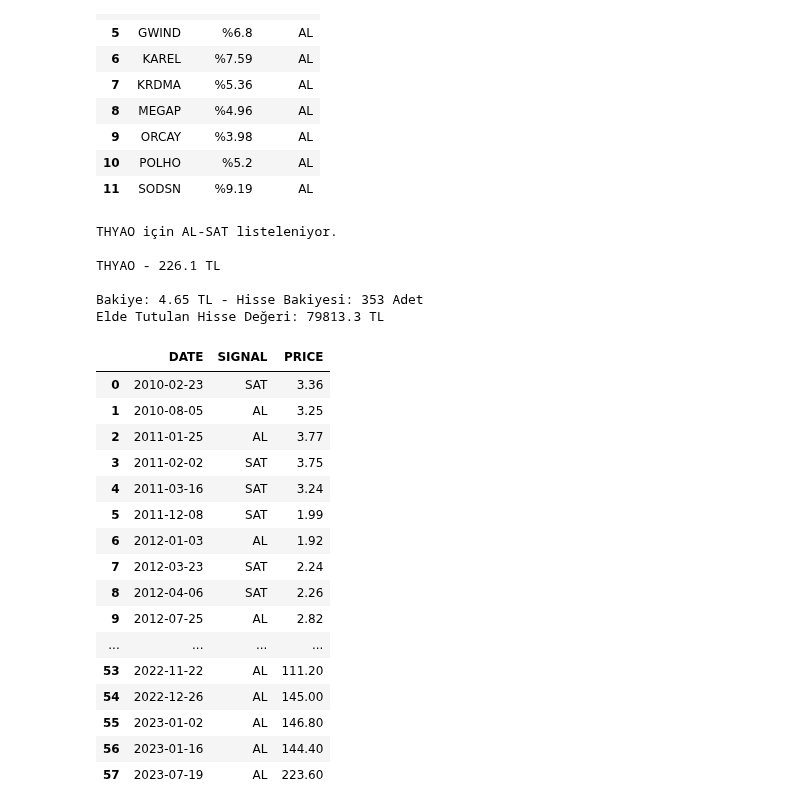
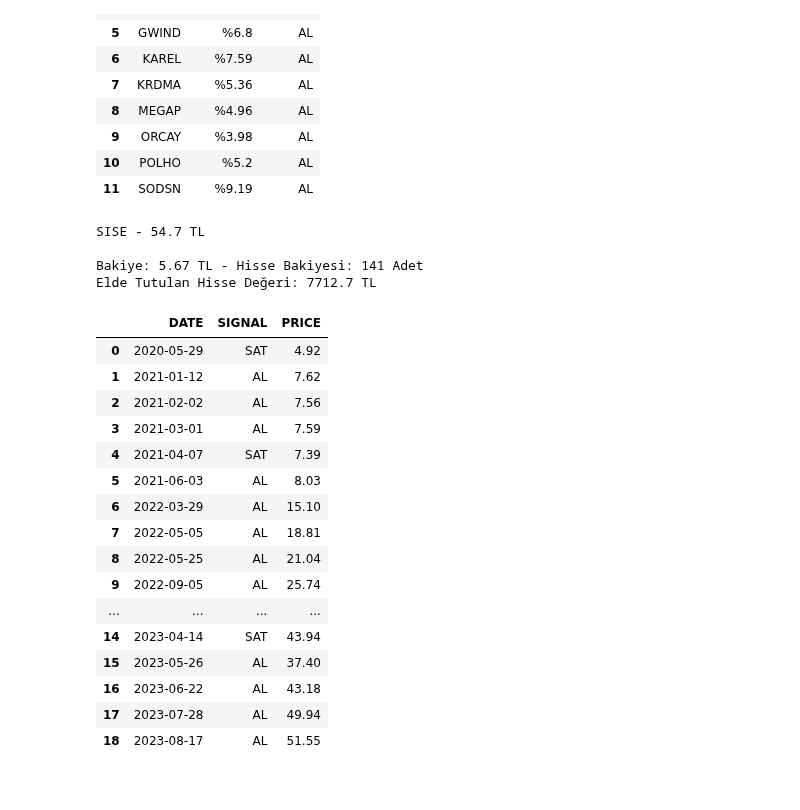
Before and after one commit to erendagasan/Eren-Dagasan-Personal, a Jupyter notebook: UI_DENEME.ipynb, the cells around one changed output. Drawn from its saved outputs; the diff is of its cells as text; code cells hidden in the pictures.

```diff
--- a/UI_DENEME.ipynb
+++ b/UI_DENEME.ipynb
@@ -919,9 +919,9 @@ whole_df.style.apply(color_boolean, axis=1)
 #@title Hisse özelinde sinyal geçmişi (RSI-MACD-EMA-VOLUME)
 #@markdown * İlk AL sinyalinde alım yapar. İlk SAT sinyalinde satar.
 #@markdown * Bakiye başlangıcı 1000 TL.
-#@markdown * Tarama başlangıcı 01-01-2010.
+#@markdown * Tarama başlangıcı 01-01-2020.
 
-hisse_adi = "THYAO" # @param {type:"string"}
+hisse_adi = "SISE" # @param {type:"string"}
 import requests
 from bs4 import BeautifulSoup
 from datetime import datetime, timedelta
@@ -940,7 +940,7 @@ stock = hisse_adi.upper()
 print(f"{stock} kontrol ediliyor.")
 
 try:
-  data = yf.download(stock+".IS", "2010-01-01", end, progress=False)
+  data = yf.download(stock+".IS", "2020-01-01", end, progress=False)
   percentage = round(((data["Close"].iloc[-1] - data["Close"].iloc[-2]) / data["Close"].iloc[-2]) * 100, 2)
   daily_change = f"%{percentage}"
 
@@ -980,53 +980,49 @@ try:
       stock_balance = int(balance/row["PRICE"])
       balance = balance - stock_balance*row["PRICE"]
     elif row["SIGNAL"] == "SAT" and stock_balance > 0:
       balance = balance + stock_balance*row["PRICE"]
       stock_balance = 0
 
 
 except:
   print("HATA")
 
 clear_output()
 def color_boolean(row):
     color = ''
     if row["SIGNAL"] == "AL":
       color = 'green'
     else:
       color='red'
     return ['background-color: %s' % color] * len(row)
 
-print(f"{stock} için AL-SAT listeleniyor.\n")
-
 stock_closing_price = data["Close"].iloc[-1]
 print(f"{stock} - {round(stock_closing_price, 2)} TL\n")
 print(f"Bakiye: {round(balance,2)} TL - Hisse Bakiyesi: {round(stock_balance,2)} Adet")
 if stock_balance > 0:
   print(f"Elde Tutulan Hisse Değeri: {round(stock_closing_price*stock_balance, 2)} TL\n")
 
 signal_df.reset_index(drop=True, inplace=True)
 signal_df.style.apply(color_boolean, axis=1).format({col: "{:.2f}" for col in signal_df.select_dtypes(include='float').columns})
 # %% [output]
-THYAO için AL-SAT listeleniyor.
+SISE - 54.7 TL
 
-THYAO - 226.1 TL
-
-Bakiye: 4.65 TL - Hisse Bakiyesi: 353 Adet
-Elde Tutulan Hisse Değeri: 79813.3 TL
+Bakiye: 5.67 TL - Hisse Bakiyesi: 141 Adet
+Elde Tutulan Hisse Değeri: 7712.7 TL
 |  | DATE | SIGNAL | PRICE |
-| 0 | 2010-02-23 | SAT | 3.36 |
-| 1 | 2010-08-05 | AL | 3.25 |
-| 2 | 2011-01-25 | AL | 3.77 |
-| 3 | 2011-02-02 | SAT | 3.75 |
-| 4 | 2011-03-16 | SAT | 3.24 |
-| 5 | 2011-12-08 | SAT | 1.99 |
-| 6 | 2012-01-03 | AL | 1.92 |
-| 7 | 2012-03-23 | SAT | 2.24 |
-| 8 | 2012-04-06 | SAT | 2.26 |
-| 9 | 2012-07-25 | AL | 2.82 |
+| 0 | 2020-05-29 | SAT | 4.92 |
+| 1 | 2021-01-12 | AL | 7.62 |
+| 2 | 2021-02-02 | AL | 7.56 |
+| 3 | 2021-03-01 | AL | 7.59 |
+| 4 | 2021-04-07 | SAT | 7.39 |
+| 5 | 2021-06-03 | AL | 8.03 |
+| 6 | 2022-03-29 | AL | 15.10 |
+| 7 | 2022-05-05 | AL | 18.81 |
+| 8 | 2022-05-25 | AL | 21.04 |
+| 9 | 2022-09-05 | AL | 25.74 |
 | ... | ... | ... | ... |
-| 53 | 2022-11-22 | AL | 111.20 |
-| 54 | 2022-12-26 | AL | 145.00 |
-| 55 | 2023-01-02 | AL | 146.80 |
-| 56 | 2023-01-16 | AL | 144.40 |
-| 57 | 2023-07-19 | AL | 223.60 |
+| 14 | 2023-04-14 | SAT | 43.94 |
+| 15 | 2023-05-26 | AL | 37.40 |
+| 16 | 2023-06-22 | AL | 43.18 |
+| 17 | 2023-07-28 | AL | 49.94 |
+| 18 | 2023-08-17 | AL | 51.55 |
```
